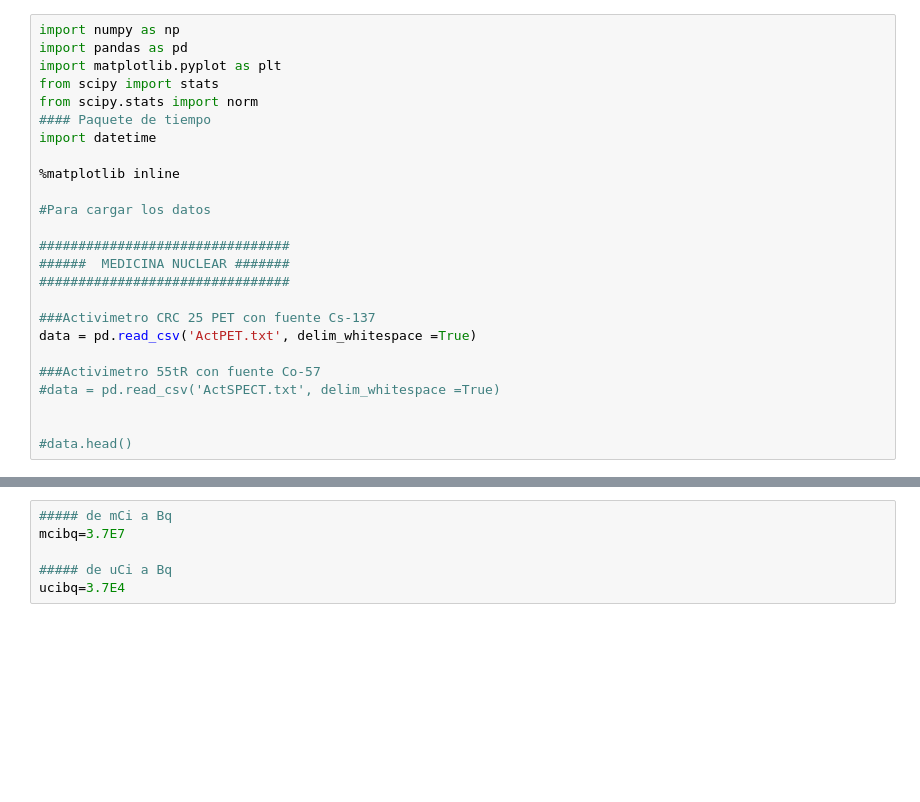
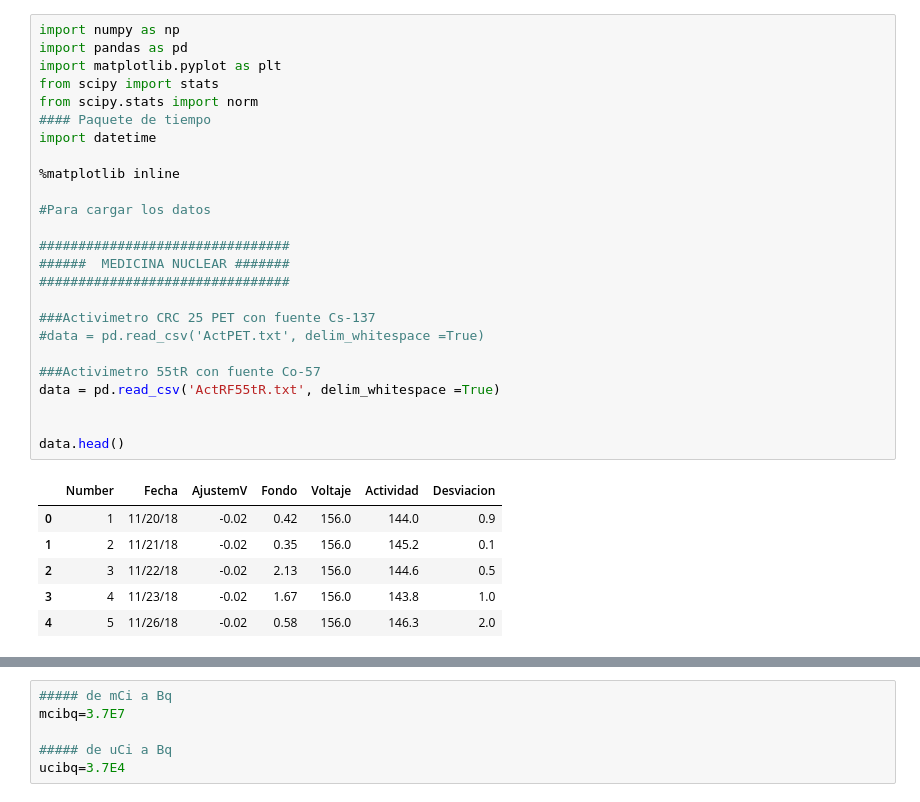
Before and after one commit to andreapy/University, a Jupyter notebook: Analysis-control.ipynb, the cells around one changed output, grey strips where cells are left out. Saved outputs shown, nothing was run; the diff lists cells and outputs as text; blank space fills up the shorter version.

```diff
--- a/Analysis-control.ipynb
+++ b/Analysis-control.ipynb
@@ -1,28 +1,35 @@
 # %%
 import numpy as np
 import pandas as pd
 import matplotlib.pyplot as plt
 from scipy import stats
 from scipy.stats import norm
 #### Paquete de tiempo
 import datetime
 
 %matplotlib inline
 
 #Para cargar los datos
 
 ################################
 ######  MEDICINA NUCLEAR #######
 ################################
 
 ###Activimetro CRC 25 PET con fuente Cs-137
-data = pd.read_csv('ActPET.txt', delim_whitespace =True)
+#data = pd.read_csv('ActPET.txt', delim_whitespace =True)
 
 ###Activimetro 55tR con fuente Co-57
-#data = pd.read_csv('ActSPECT.txt', delim_whitespace =True)
+data = pd.read_csv('ActRF55tR.txt', delim_whitespace =True)
 
 
-#data.head()
+data.head()
+# %% [output]
+|  | Number | Fecha | AjustemV | Fondo | Voltaje | Actividad | Desviacion |
+| 0 | 1 | 11/20/18 | -0.02 | 0.42 | 156.0 | 144.0 | 0.9 |
+| 1 | 2 | 11/21/18 | -0.02 | 0.35 | 156.0 | 145.2 | 0.1 |
+| 2 | 3 | 11/22/18 | -0.02 | 2.13 | 156.0 | 144.6 | 0.5 |
+| 3 | 4 | 11/23/18 | -0.02 | 1.67 | 156.0 | 143.8 | 1.0 |
+| 4 | 5 | 11/26/18 | -0.02 | 0.58 | 156.0 | 146.3 | 2.0 |
 # %%
 data.describe()
 # %% [output]
```
Also changed, not shown: parts of 14 cells of this notebook, 32 other files.
